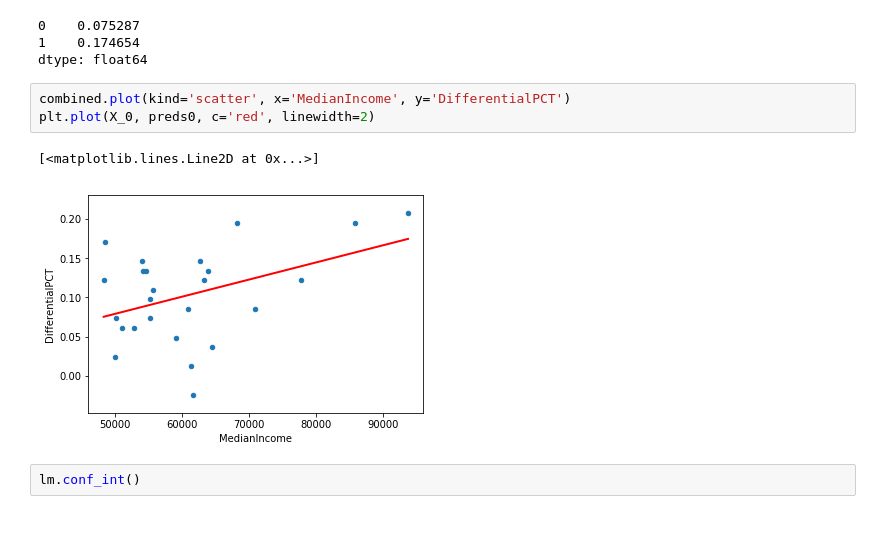
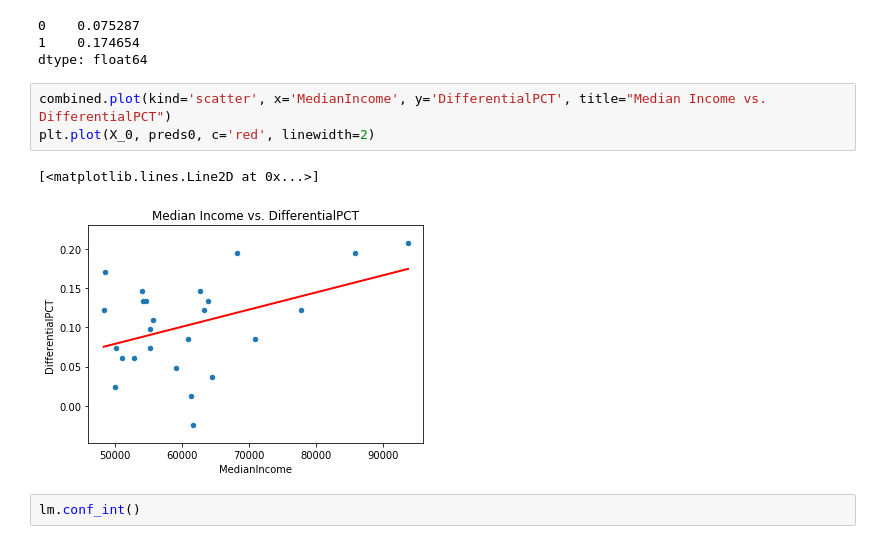
Before and after one commit to FB-Reda/HomeFieldAdvantage, a Jupyter notebook: census.ipynb, the cells around one changed output. Saved outputs shown, nothing was run; the diff lists cells and outputs as text.

Commit message:
Add files via upload
Added titles to graphs

```diff
--- a/census.ipynb
+++ b/census.ipynb
@@ -268,11 +268,11 @@ preds0
 1    0.174654
 dtype: float64
 # %%
-combined.plot(kind='scatter', x='MedianIncome', y='DifferentialPCT')
+combined.plot(kind='scatter', x='MedianIncome', y='DifferentialPCT', title="Median Income vs. DifferentialPCT")
 plt.plot(X_0, preds0, c='red', linewidth=2)
 # %% [output]
 [<matplotlib.lines.Line2D at 0x...>]
-[figure, old version]
+[figure, new version]
 # %%
 lm.conf_int()
 # %% [output]
```
Also changed, not shown: parts of 1 cell of this notebook.
